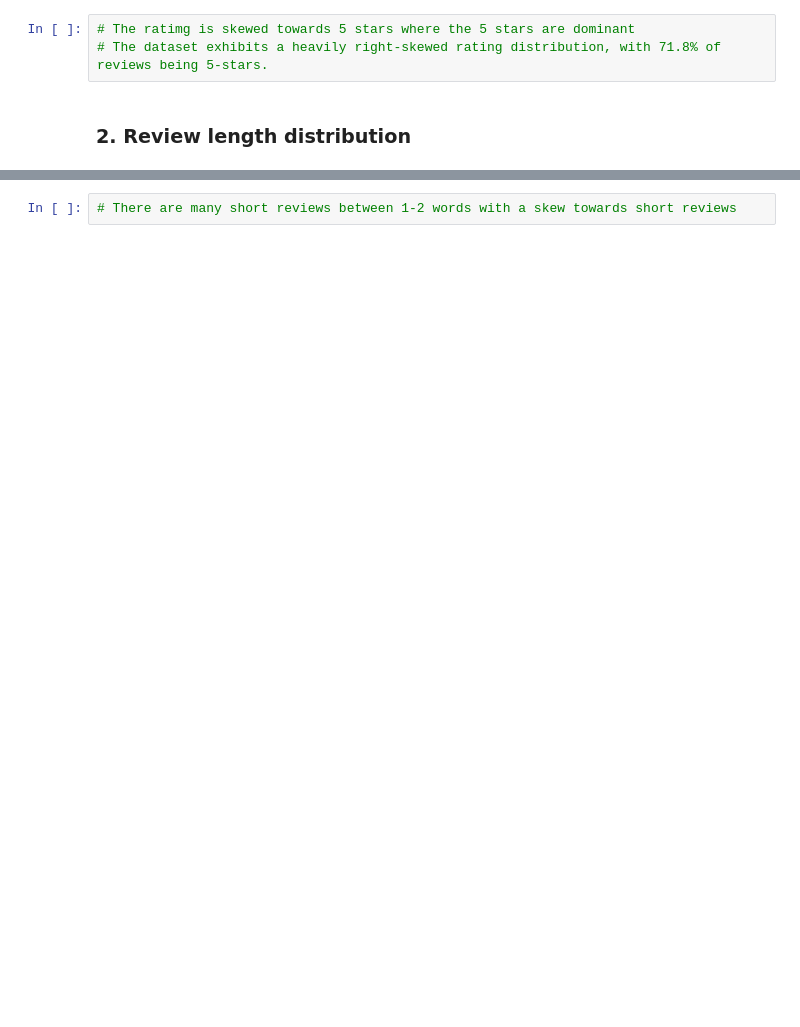
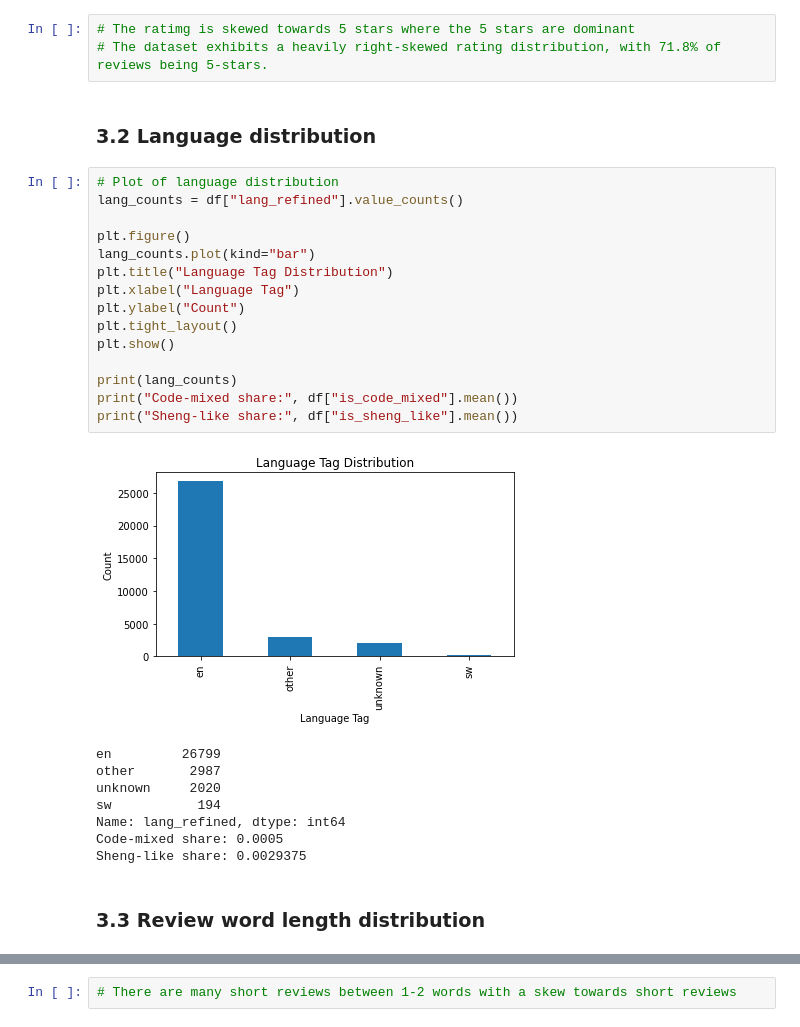
Before and after one commit to WanjikuKahoro/Safaricom-Suspicious-Review-Detection-Using-Machine-Learning, a Jupyter notebook: Emma.ipynb, the cells around one changed output, grey strips where cells are left out. Saved outputs shown, nothing was run; the diff lists cells and outputs as text; blank space fills up the shorter version.

```diff
--- a/Emma.ipynb
+++ b/Emma.ipynb
@@ -268,6 +397,32 @@ plt.show()
 # %%
 # The ratimg is skewed towards 5 stars where the 5 stars are dominant
 # The dataset exhibits a heavily right-skewed rating distribution, with 71.8% of reviews being 5-stars.
+# %% [markdown]
+### 3.2 Language distribution
+# %%
+# Plot of language distribution
+lang_counts = df["lang_refined"].value_counts()
+
+plt.figure()
+lang_counts.plot(kind="bar")
+plt.title("Language Tag Distribution")
+plt.xlabel("Language Tag")
+plt.ylabel("Count")
+plt.tight_layout()
+plt.show()
+
+print(lang_counts)
+print("Code-mixed share:", df["is_code_mixed"].mean())
+print("Sheng-like share:", df["is_sheng_like"].mean())
+# %% [output]
+[figure, added]
+en         26799
+other       2987
+unknown     2020
+sw           194
+Name: lang_refined, dtype: int64
+Code-mixed share: 0.0005
+Sheng-like share: 0.0029375
 # %% [markdown]
-### 2. Review length distribution
+### 3.3 Review word length distribution
 # %%
```
Also changed, not shown: parts of 79 cells of this notebook.
